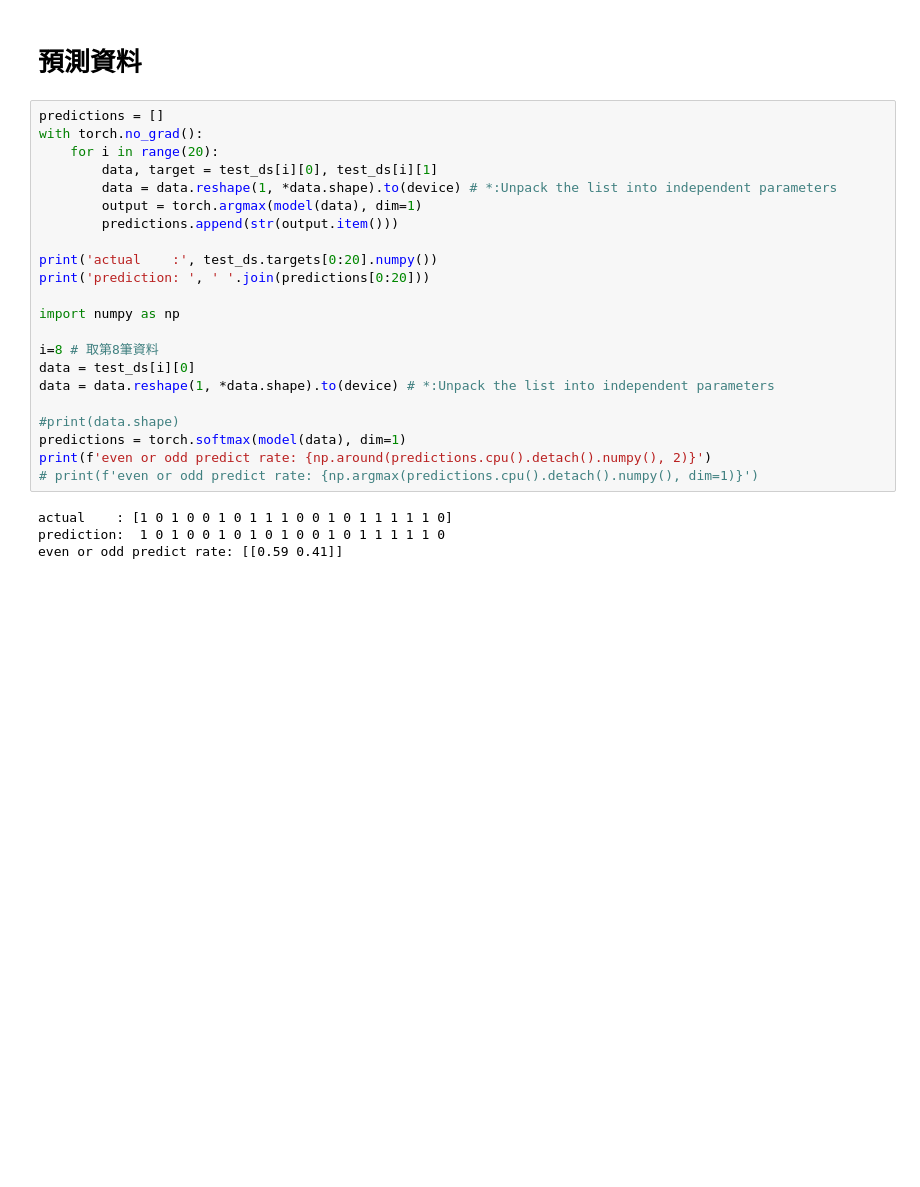
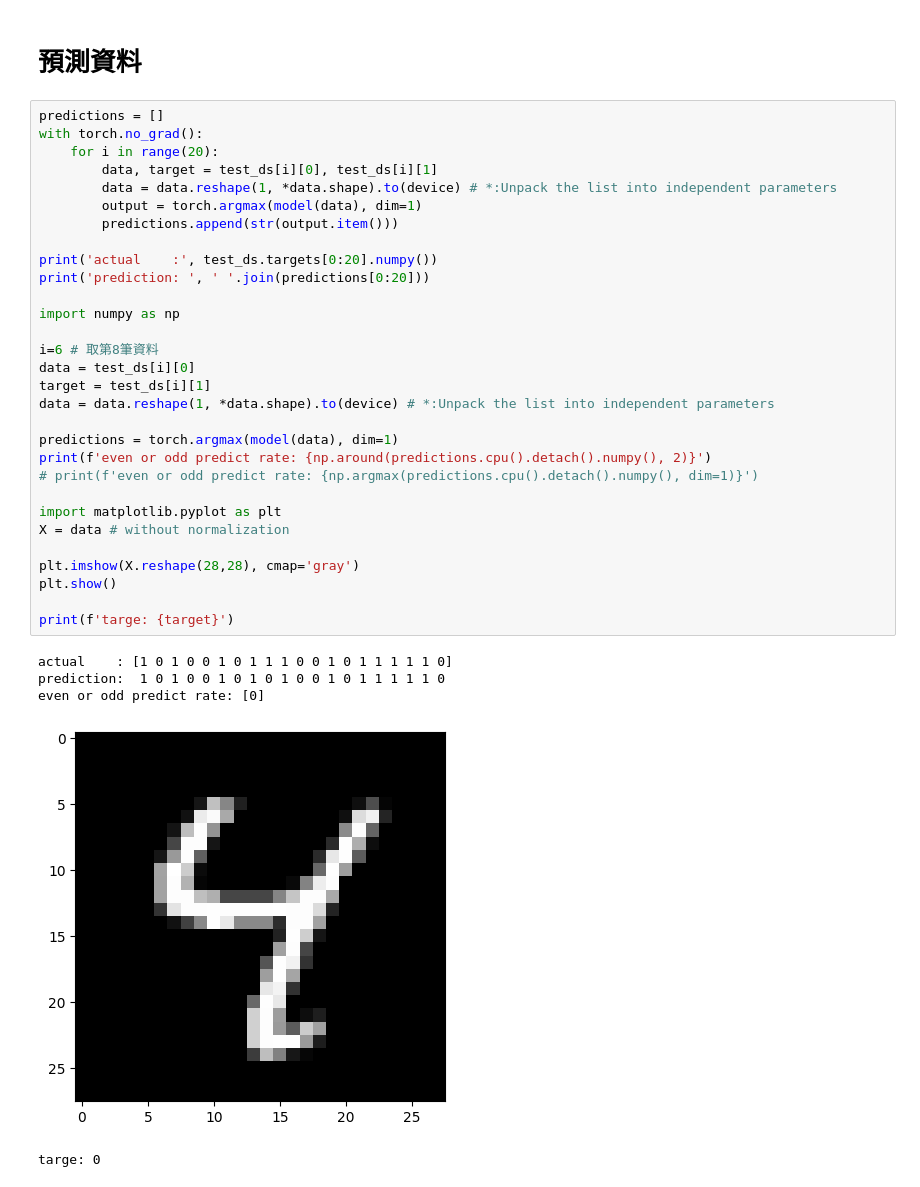
Before and after one commit to KunChen-tw/DeepLearning, a Jupyter notebook: Practice_3_1.ipynb, the cells around one changed output. Drawn from its saved outputs; the diff is of its cells as text; blank space fills up the shorter version.

```diff
--- a/Practice_3_1.ipynb
+++ b/Practice_3_1.ipynb
@@ -182,26 +182,36 @@ Average_loss: 0.0000, correct_rate: 9002/10000 (90%)
 # %%
 predictions = []
 with torch.no_grad():
     for i in range(20):
         data, target = test_ds[i][0], test_ds[i][1]
         data = data.reshape(1, *data.shape).to(device) # *:Unpack the list into independent parameters
         output = torch.argmax(model(data), dim=1)
         predictions.append(str(output.item()))
 
 print('actual    :', test_ds.targets[0:20].numpy())
 print('prediction: ', ' '.join(predictions[0:20]))
 
 import numpy as np
 
-i=8 # 取第8筆資料
+i=6 # 取第8筆資料
 data = test_ds[i][0]
+target = test_ds[i][1]
 data = data.reshape(1, *data.shape).to(device) # *:Unpack the list into independent parameters
 
-#print(data.shape)
-predictions = torch.softmax(model(data), dim=1)
+predictions = torch.argmax(model(data), dim=1)
 print(f'even or odd predict rate: {np.around(predictions.cpu().detach().numpy(), 2)}')
 # print(f'even or odd predict rate: {np.argmax(predictions.cpu().detach().numpy(), dim=1)}')
+
+import matplotlib.pyplot as plt
+X = data # without normalization
+
+plt.imshow(X.reshape(28,28), cmap='gray')
+plt.show()
+
+print(f'targe: {target}')
 # %% [output]
 actual    : [1 0 1 0 0 1 0 1 1 1 0 0 1 0 1 1 1 1 1 0]
 prediction:  1 0 1 0 0 1 0 1 0 1 0 0 1 0 1 1 1 1 1 0
-even or odd predict rate: [[0.59 0.41]]
+even or odd predict rate: [0]
+[figure, added]
+targe: 0
```
